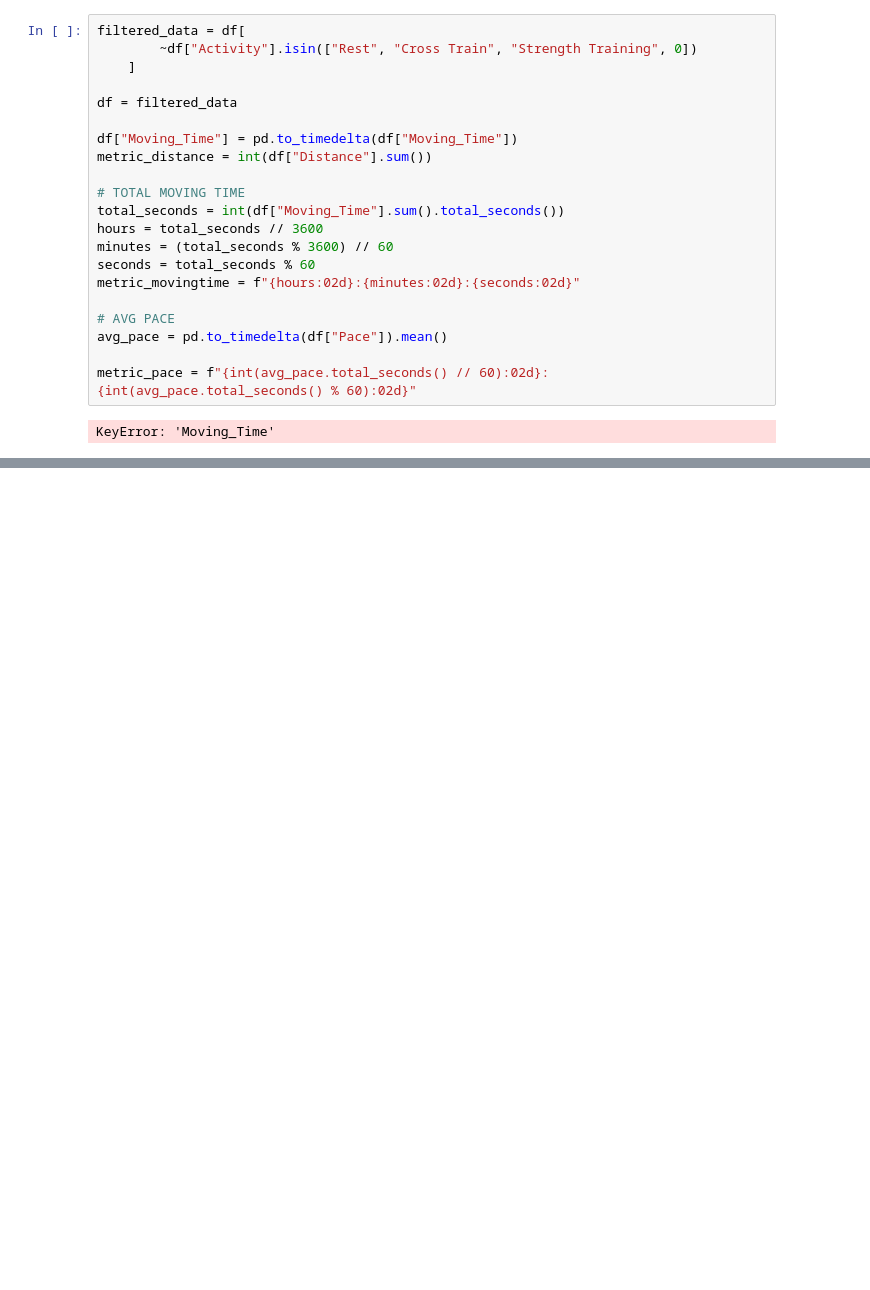
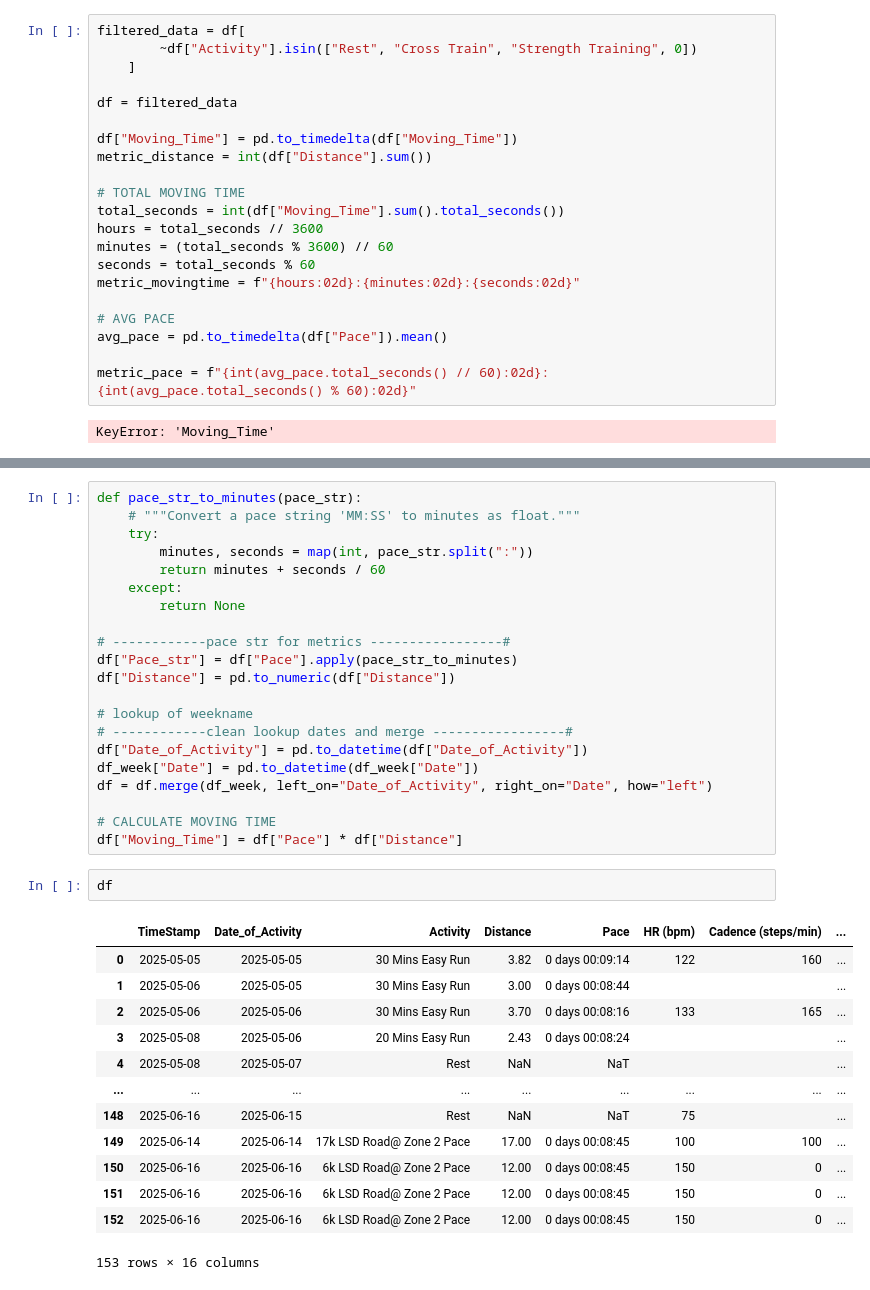
Before and after one commit to ssc0ttie/running_app, a Jupyter notebook: models/analysis.ipynb, the cells around one changed output, grey strips where cells are left out. Cells and saved outputs as stored; diff of their text form; blank space fills up the shorter version.

```diff
--- a/models/analysis.ipynb
+++ b/models/analysis.ipynb
@@ -934,0 +1073,37 @@ KeyError: 'Moving_Time'
+# %%
+def pace_str_to_minutes(pace_str):
+    # """Convert a pace string 'MM:SS' to minutes as float."""
+    try:
+        minutes, seconds = map(int, pace_str.split(":"))
+        return minutes + seconds / 60
+    except:
+        return None
+
+# ------------pace str for metrics -----------------#
+df["Pace_str"] = df["Pace"].apply(pace_str_to_minutes)
+df["Distance"] = pd.to_numeric(df["Distance"])
+
+# lookup of weekname
+# ------------clean lookup dates and merge -----------------#
+df["Date_of_Activity"] = pd.to_datetime(df["Date_of_Activity"])
+df_week["Date"] = pd.to_datetime(df_week["Date"])
+df = df.merge(df_week, left_on="Date_of_Activity", right_on="Date", how="left")
+
+# CALCULATE MOVING TIME
+df["Moving_Time"] = df["Pace"] * df["Distance"]
+# %%
+df
+# %% [output]
+|  | TimeStamp | Date_of_Activity | Activity | Distance | Pace | HR (bpm) | Cadence (steps/min) | ... |
+| 0 | 2025-05-05 | 2025-05-05 | 30 Mins Easy Run | 3.82 | 0 days 00:09:14 | 122 | 160 | ... |
+| 1 | 2025-05-06 | 2025-05-05 | 30 Mins Easy Run | 3.00 | 0 days 00:08:44 |  |  | ... |
+| 2 | 2025-05-06 | 2025-05-06 | 30 Mins Easy Run | 3.70 | 0 days 00:08:16 | 133 | 165 | ... |
+| 3 | 2025-05-08 | 2025-05-06 | 20 Mins Easy Run | 2.43 | 0 days 00:08:24 |  |  | ... |
+| 4 | 2025-05-08 | 2025-05-07 | Rest | NaN | NaT |  |  | ... |
+| ... | ... | ... | ... | ... | ... | ... | ... | ... |
+| 148 | 2025-06-16 | 2025-06-15 | Rest | NaN | NaT | 75 |  | ... |
+| 149 | 2025-06-14 | 2025-06-14 | 17k LSD Road@ Zone 2 Pace | 17.00 | 0 days 00:08:45 | 100 | 100 | ... |
+| 150 | 2025-06-16 | 2025-06-16 | 6k LSD Road@ Zone 2 Pace | 12.00 | 0 days 00:08:45 | 150 | 0 | ... |
+| 151 | 2025-06-16 | 2025-06-16 | 6k LSD Road@ Zone 2 Pace | 12.00 | 0 days 00:08:45 | 150 | 0 | ... |
+| 152 | 2025-06-16 | 2025-06-16 | 6k LSD Road@ Zone 2 Pace | 12.00 | 0 days 00:08:45 | 150 | 0 | ... |
+153 rows × 16 columns
```
Also changed, not shown: parts of 11 cells of this notebook, 11 other files.
